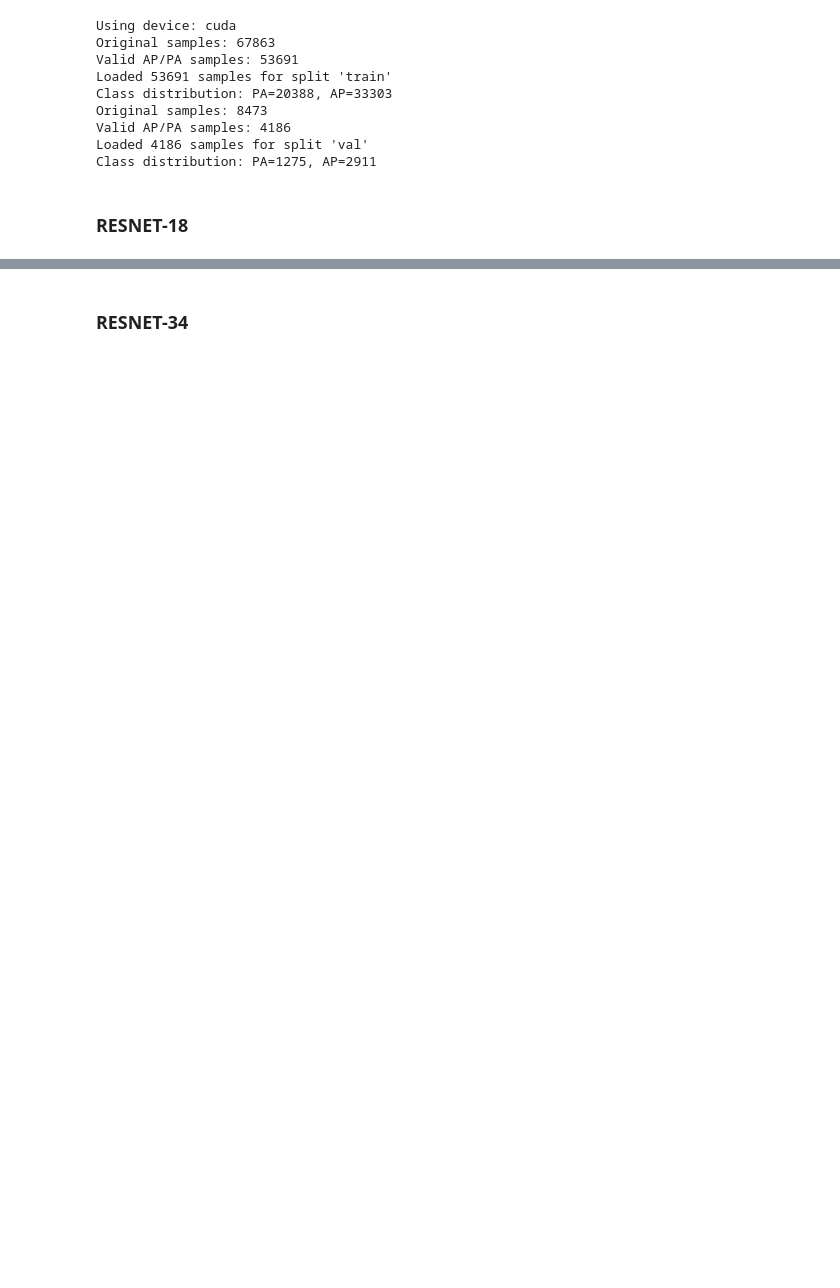
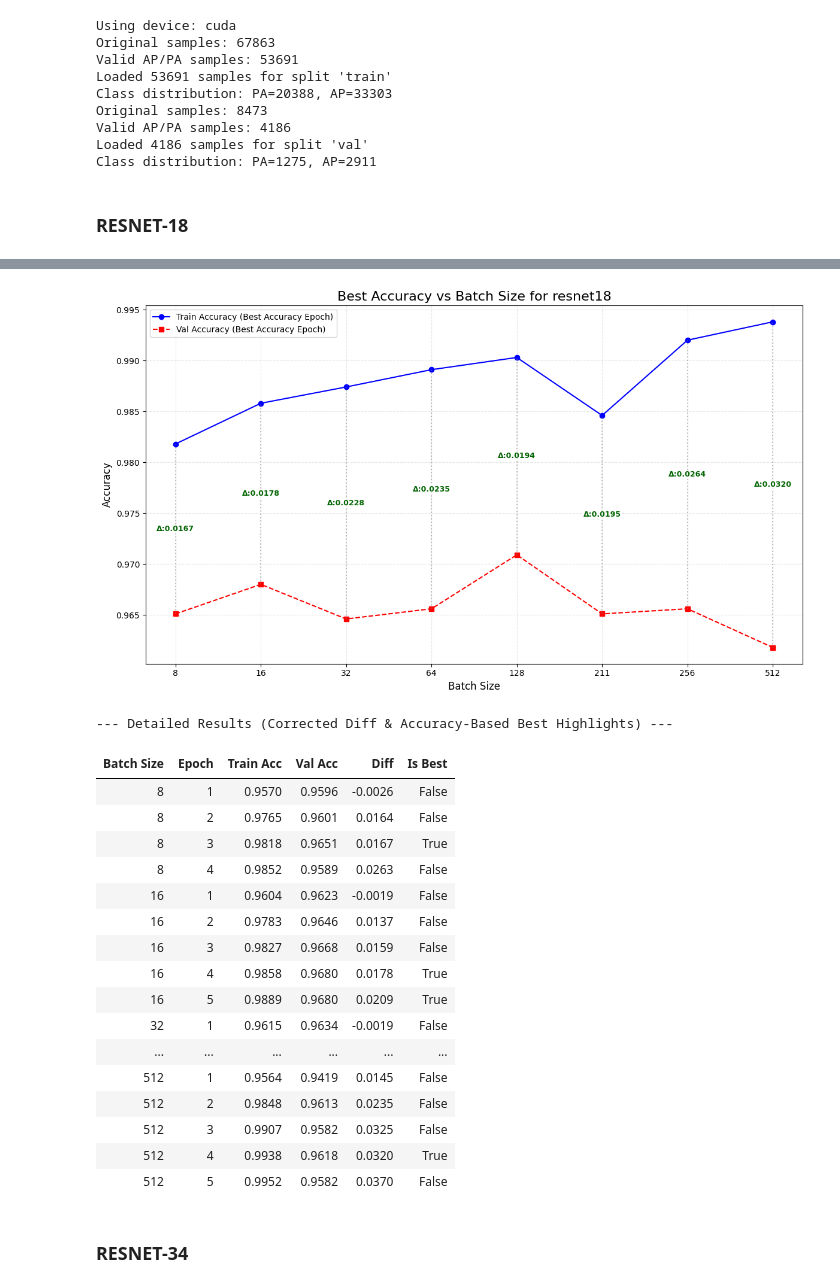
Before and after one commit to furkan-uzmez/ml-experiments, a Jupyter notebook: batchsize/batch_size_experiment_notebook.ipynb, the cells around one changed output, grey strips where cells are left out. Cells and saved outputs as stored; diff of their text form; code cells hidden in the pictures; blank space fills up the shorter version.

Commit message:
finish batch size experiment

```diff
--- a/batchsize/batch_size_experiment_notebook.ipynb
+++ b/batchsize/batch_size_experiment_notebook.ipynb
@@ -64,7 +242,27 @@ run_sample_experiment(image_path=IMAGE_PATH,batch_sizes=batch_sizes,sample_train
 # %%
 results = run_batch_size_experiments(batch_sizes=batch_sizes, num_epochs=5, project_root=PROJECT_ROOT, model_name='resnet18', train_ds=train_ds, val_ds=val_ds)
 # %%
-visualize_batch_size_results(PROJECT_ROOT,model='resnet18')
+visualize_batch_size_results(PROJECT_ROOT,model_name='resnet18')
+# %% [output]
+[figure, added]
+--- Detailed Results (Corrected Diff & Accuracy-Based Best Highlights) ---
+| Batch Size | Epoch | Train Acc | Val Acc | Diff | Is Best |
+| 8 | 1 | 0.9570 | 0.9596 | -0.0026 | False |
+| 8 | 2 | 0.9765 | 0.9601 | 0.0164 | False |
+| 8 | 3 | 0.9818 | 0.9651 | 0.0167 | True |
+| 8 | 4 | 0.9852 | 0.9589 | 0.0263 | False |
+| 16 | 1 | 0.9604 | 0.9623 | -0.0019 | False |
+| 16 | 2 | 0.9783 | 0.9646 | 0.0137 | False |
+| 16 | 3 | 0.9827 | 0.9668 | 0.0159 | False |
+| 16 | 4 | 0.9858 | 0.9680 | 0.0178 | True |
+| 16 | 5 | 0.9889 | 0.9680 | 0.0209 | True |
+| 32 | 1 | 0.9615 | 0.9634 | -0.0019 | False |
+| ... | ... | ... | ... | ... | ... |
+| 512 | 1 | 0.9564 | 0.9419 | 0.0145 | False |
+| 512 | 2 | 0.9848 | 0.9613 | 0.0235 | False |
+| 512 | 3 | 0.9907 | 0.9582 | 0.0325 | False |
+| 512 | 4 | 0.9938 | 0.9618 | 0.0320 | True |
+| 512 | 5 | 0.9952 | 0.9582 | 0.0370 | False |
 # %% [markdown]
 ### RESNET-34
 # %%
```
Also changed, not shown: parts of 9 cells of this notebook, 23 other files.
